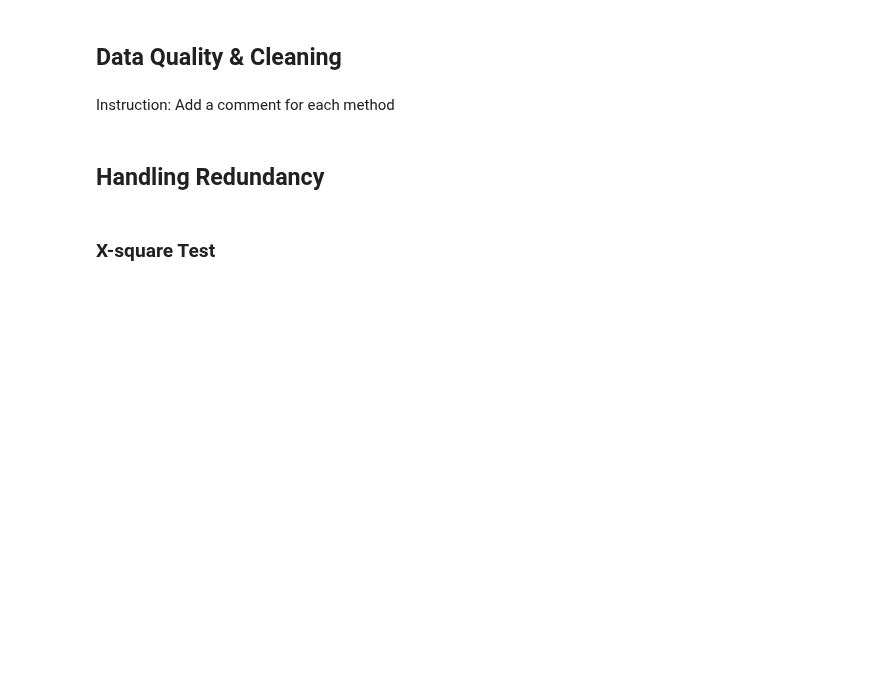
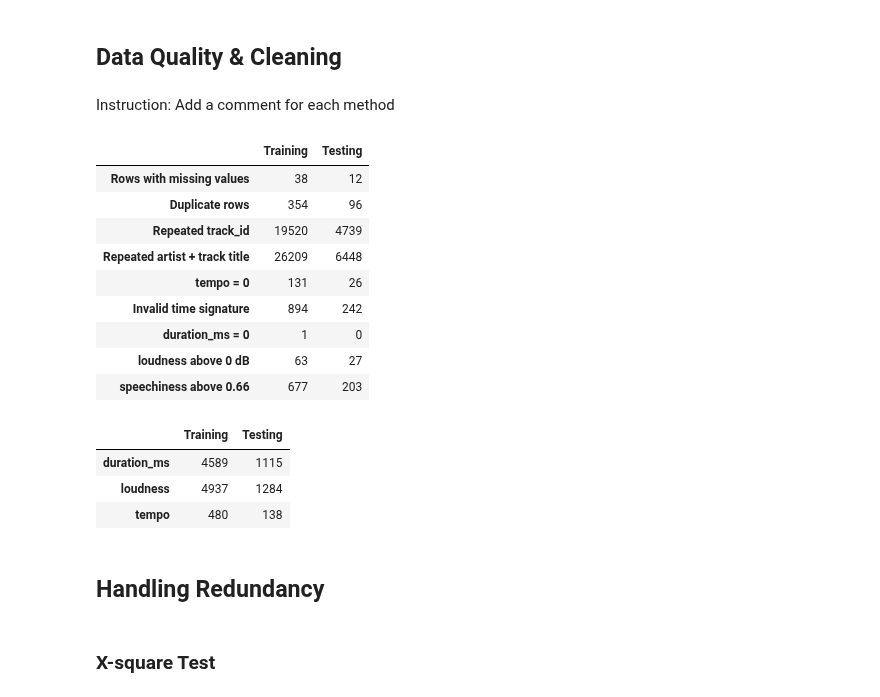
Before and after one commit to alexander-martrain/Song-Data-Mining, a Jupyter notebook: notebooks/project_cluster_cmps451.ipynb, the cells around one changed output. Cells and saved outputs as stored; diff of their text form; code cells hidden in the pictures; blank space fills up the shorter version.

```diff
--- a/notebooks/project_cluster_cmps451.ipynb
+++ b/notebooks/project_cluster_cmps451.ipynb
@@ -266,6 +269,73 @@ plt.show()
 ## Data Quality & Cleaning
 # %% [markdown]
 Instruction: Add a comment for each method
+# %%
+# Columns to check for outliers. Skipping speechiness, instrumentalness and liveliness because most songs are close to 0 or 1.
+outlier_features = ["duration_ms", "loudness", "tempo"]
+
+# finding first and third quartiles and the iqr for each feature
+first_quartile = training_df[outlier_features].quantile(0.25)
+third_quartile = training_df[outlier_features].quantile(0.75)
+iqr = third_quartile - first_quartile
+
+# catching outliers, anything > 1.5 iqr's below the first quartile or above the third quartile
+lower_bound = first_quartile - 1.5 * iqr
+upper_bound = third_quartile + 1.5 * iqr
+
+# count each kind of data quality problem in the dataset
+def count_quality_issues(frame):
+    return pd.Series({
+        # rows where there is one or more empty values
+        "Rows with missing values": frame.isna().any(axis=1).sum(),
+        # rows that are exact duplicates of other rows
+        "Duplicate rows": frame.drop(columns="SAMPLE ID").duplicated().sum(),
+        # duplicate song id
+        "Repeated track_id": frame["track_id"].duplicated().sum(),
+        # same artist and song title, differing id
+        "Repeated artist + track title": frame.duplicated(subset=["artists", "track_name"]).sum(),
+        # tempo of 0, means Spotify couldn't detect a beat implying the trakc is not a song
+        "tempo = 0": (frame["tempo"] == 0).sum(),
+        # dataset says time signature should be between 3 and 7
+        "Invalid time signature": ((frame["time_signature"] < 3) | (frame["time_signature"] > 7)).sum(),
+        # song with duration of 0
+        "duration_ms = 0": (frame["duration_ms"] == 0).sum(),
+        # loudness is generally negative, above 0db is not normal
+        "loudness above 0 dB": (frame["loudness"] > 0).sum(),
+        # dataset says speechincess above .66 is nearly all talking, not music
+        "speechiness above 0.66": (frame["speechiness"] > 0.66).sum(),
+    })
+
+# count outliers for each feature
+def count_outliers(frame):
+    return ((frame[outlier_features] < lower_bound)| (frame[outlier_features] > upper_bound)).sum()
+
+quality_report = pd.DataFrame({
+    "Training": count_quality_issues(training_df),
+    "Testing": count_quality_issues(testing_df)
+})
+
+outlier_report = pd.DataFrame({
+    "Training": count_outliers(training_df),
+    "Testing": count_outliers(testing_df)
+})
+
+display(quality_report)
+display(outlier_report)
+# %% [output]
+|  | Training | Testing |
+| Rows with missing values | 38 | 12 |
+| Duplicate rows | 354 | 96 |
+| Repeated track_id | 19520 | 4739 |
+| Repeated artist + track title | 26209 | 6448 |
+| tempo = 0 | 131 | 26 |
+| Invalid time signature | 894 | 242 |
+| duration_ms = 0 | 1 | 0 |
+| loudness above 0 dB | 63 | 27 |
+| speechiness above 0.66 | 677 | 203 |
+|  | Training | Testing |
+| duration_ms | 4589 | 1115 |
+| loudness | 4937 | 1284 |
+| tempo | 480 | 138 |
 # %% [markdown]
 ## Handling Redundancy
 # %% [markdown]
```
Also changed, not shown: parts of 9 cells of this notebook.
